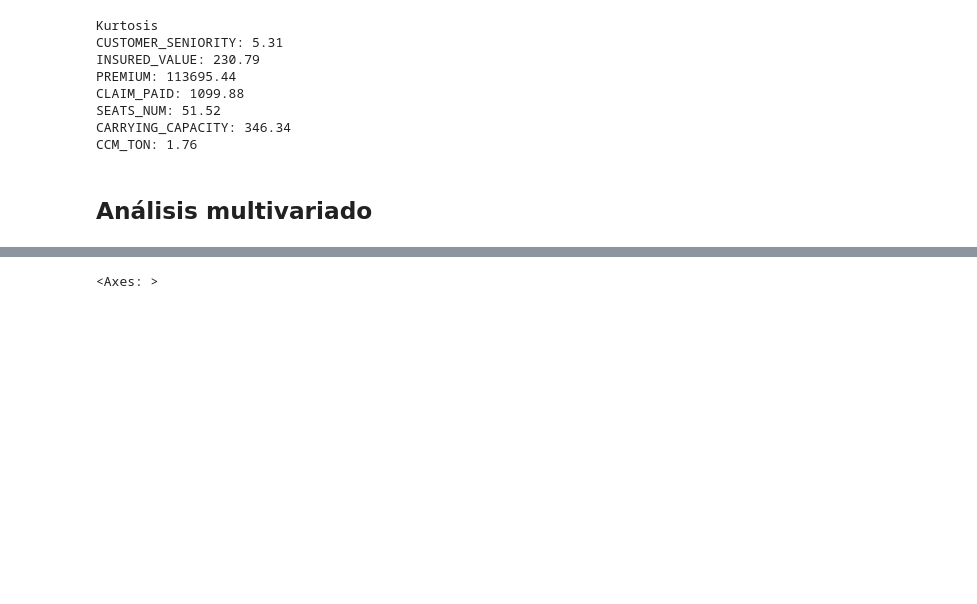
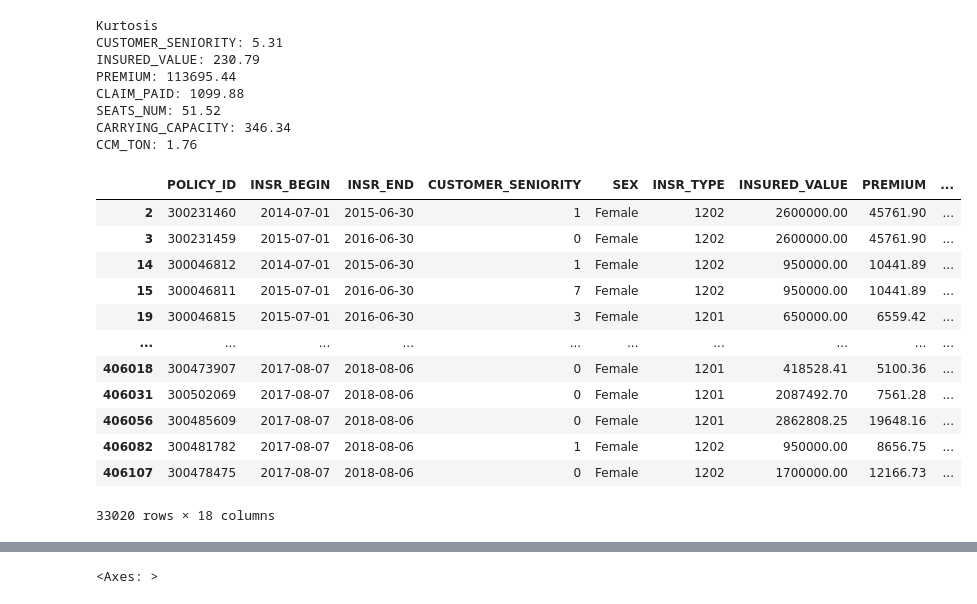
Before and after one commit to ximmme/InsuranceChallenge, a Jupyter notebook: EDA.ipynb, the cells around one changed output, grey strips where cells are left out. Drawn from its saved outputs; the diff is of its cells as text; code cells hidden in the pictures; blank space fills up the shorter version.

```diff
--- a/EDA.ipynb
+++ b/EDA.ipynb
@@ -457,5 +457,20 @@ CLAIM_PAID: 1099.88
 SEATS_NUM: 51.52
 CARRYING_CAPACITY: 346.34
 CCM_TON: 1.76
-# %% [markdown]
-## Análisis multivariado
+# %%
+Claims_df=merged_df.loc[merged_df['CLAIMS'] == 1]
+Claims_df
+# %% [output]
+|  | POLICY_ID | INSR_BEGIN | INSR_END | CUSTOMER_SENIORITY | SEX | INSR_TYPE | INSURED_VALUE | PREMIUM | ... |
+| 2 | 300231460 | 2014-07-01 | 2015-06-30 | 1 | Female | 1202 | 2600000.00 | 45761.90 | ... |
+| 3 | 300231459 | 2015-07-01 | 2016-06-30 | 0 | Female | 1202 | 2600000.00 | 45761.90 | ... |
+| 14 | 300046812 | 2014-07-01 | 2015-06-30 | 1 | Female | 1202 | 950000.00 | 10441.89 | ... |
+| 15 | 300046811 | 2015-07-01 | 2016-06-30 | 7 | Female | 1202 | 950000.00 | 10441.89 | ... |
+| 19 | 300046815 | 2015-07-01 | 2016-06-30 | 3 | Female | 1201 | 650000.00 | 6559.42 | ... |
+| ... | ... | ... | ... | ... | ... | ... | ... | ... | ... |
+| 406018 | 300473907 | 2017-08-07 | 2018-08-06 | 0 | Female | 1201 | 418528.41 | 5100.36 | ... |
+| 406031 | 300502069 | 2017-08-07 | 2018-08-06 | 0 | Female | 1201 | 2087492.70 | 7561.28 | ... |
+| 406056 | 300485609 | 2017-08-07 | 2018-08-06 | 0 | Female | 1201 | 2862808.25 | 19648.16 | ... |
+| 406082 | 300481782 | 2017-08-07 | 2018-08-06 | 1 | Female | 1202 | 950000.00 | 8656.75 | ... |
+| 406107 | 300478475 | 2017-08-07 | 2018-08-06 | 0 | Female | 1202 | 1700000.00 | 12166.73 | ... |
+33020 rows × 18 columns
```
Also changed, not shown: parts of 27 cells of this notebook, 3 other files.
